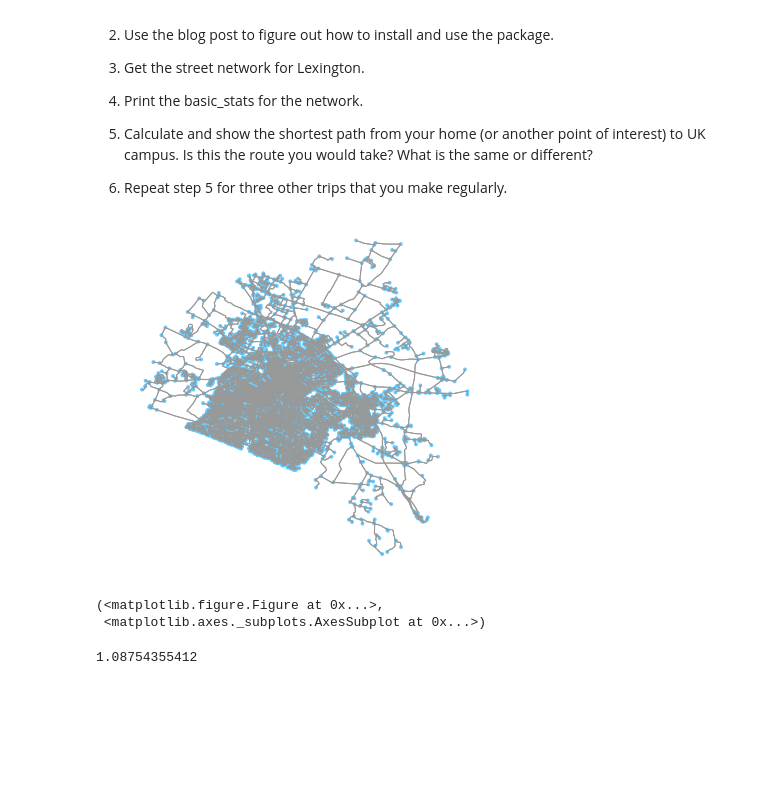
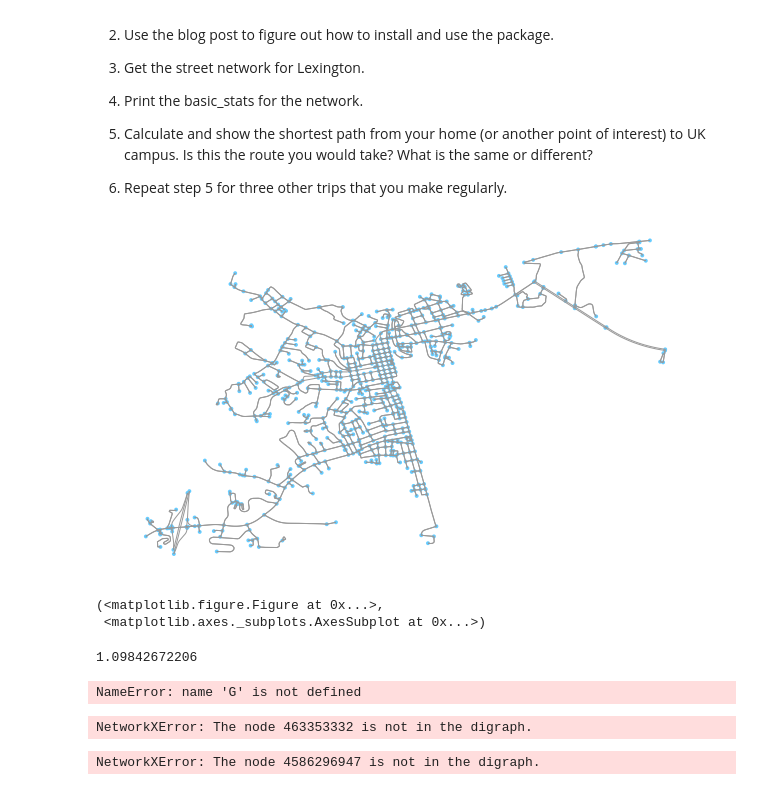
Before and after one commit to uky-transport-data-science/ce599, a Jupyter notebook: 19-Matrix and Network Data/Networks.ipynb, the cells around one changed output. Saved outputs shown, nothing was run; the diff lists cells and outputs as text; code cells hidden in the pictures; blank space fills up the shorter version.

Commit message:
network hw
apperently the nodes from the street map didnt want to work with the
progam

```diff
--- a/19-Matrix and Network Data/Networks.ipynb
+++ b/19-Matrix and Network Data/Networks.ipynb
@@ -36,20 +36,20 @@ Your homework is to:
 import osmnx as ox
 # %%
 
-city= ox.gdf_from_place('Fayette County, Kentucky')
-ox.plot_graph(ox.graph_from_place('Fayette County,Kentucky'))
+city= ox.gdf_from_place('Corbin, Kentucky')
+ox.plot_graph(ox.graph_from_place('Corbin,Kentucky'))
 # %% [output]
-[figure, old version]
+[figure, new version]
 (<matplotlib.figure.Figure at 0x...>,
  <matplotlib.axes._subplots.AxesSubplot at 0x...>)
 # %%
-G= ox.graph_from_place('Fayette County, Kentucky',network_type='walk')
+G= ox.graph_from_place('Corbin, Kentucky',network_type='walk')
 basic_stats=ox.basic_stats(G)
 print(basic_stats['circuity_avg'])
-extended_stats= ox.extended_stats(G, bc=True)
-pring(extended_stats['betweenness_centrality_avg'])
 # %% [output]
-1.08754355412
+1.09842672206
 # %%
 extended_stats= ox.extended_stats(G, bc=True)
-pring(extended_stats['betweenness_centrality_avg'])
+print(extended_stats['betweenness_centrality_avg'])
+# %% [output]
+NameError: name 'G' is not defined
@@ -55,0 +58,15 @@ pring(extended_stats['betweenness_centrality_avg'])
+# %%
+G = ox.graph_from_address('Corbin, Kentucky',network_type='drive')
+origin=4586296947  #KFC in Corbin
+destination=2629311697 # Cornin State Park
+route=nx.shortest_path(G,origin,destination)
+ox.plot_graph_route(G,route)
+# %% [output]
+NetworkXError: The node 463353332 is not in the digraph.
+# %%
+origin= 4586296947   #KFC in Corbin
+destination= 4726917846  # Old Corbin train depot
+route=nx.shortest_path(G,origin,destination)
+ox.plot_graph_route(G,route)
+# %% [output]
+NetworkXError: The node 4586296947 is not in the digraph.
```
Also changed, not shown: parts of 2 cells of this notebook.
